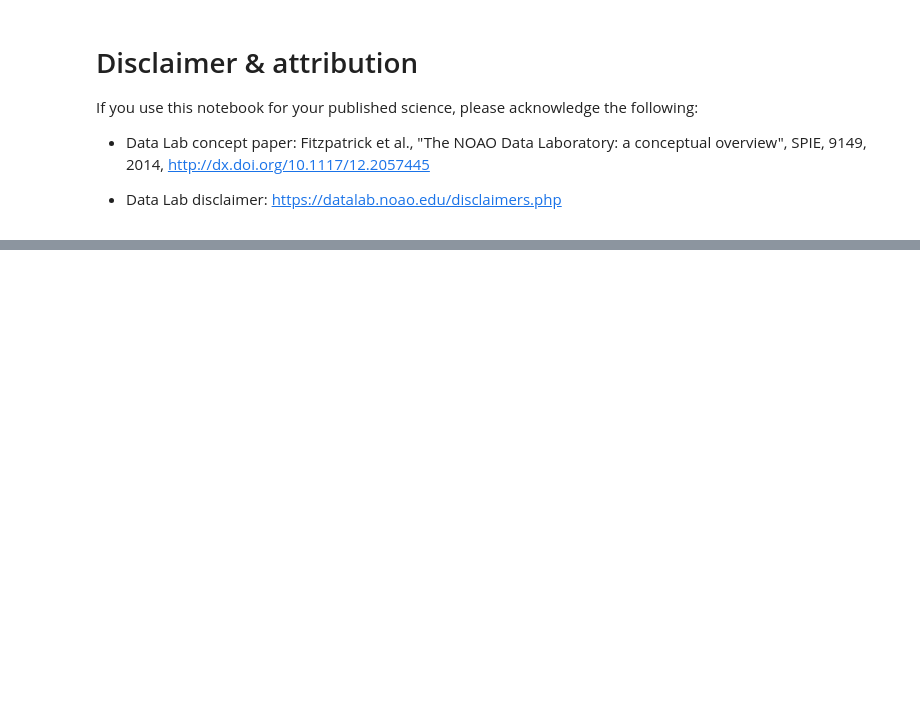
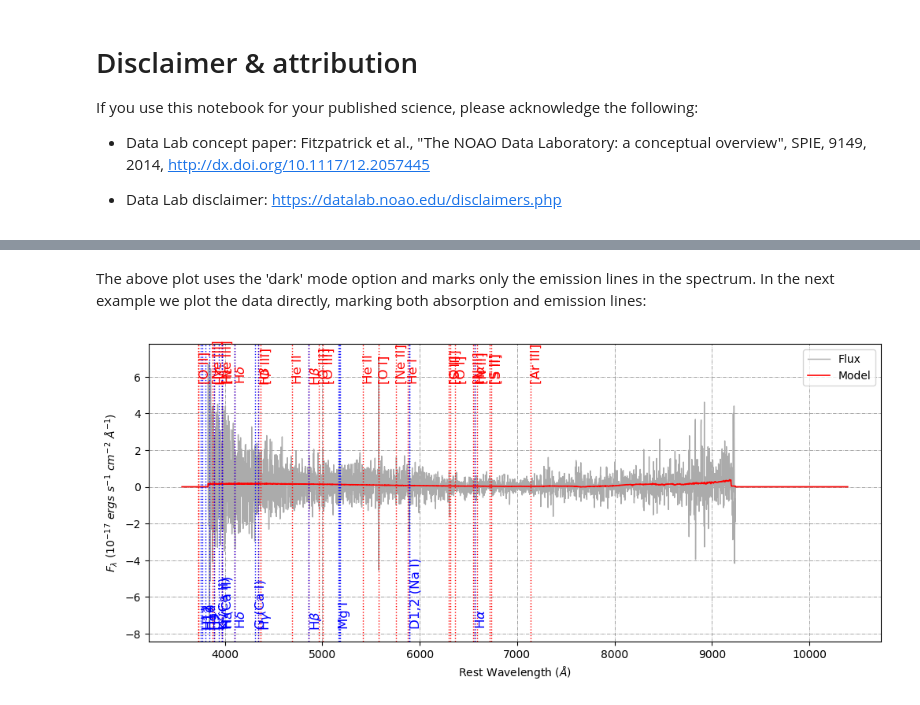
Before and after one commit to mjfitzpatrick/specserver, a Jupyter notebook: doc/SDSS_client_v2.ipynb, the cells around one changed output, grey strips where cells are left out. Drawn from its saved outputs; the diff is of its cells as text; code cells hidden in the pictures; blank space fills up the shorter version.

```diff
--- a/doc/SDSS_client_v2.ipynb
+++ b/doc/SDSS_client_v2.ipynb
@@ -296,0 +456,10 @@ plt.plot(x, np.sin(x)+np.cos(x), '+');
+# %%
+%%time
+
+# Get list by file of IDs
+#id_list = spec.query(30.0, 1.0, 25.0,
+
+status = spec.query(30.0, 1.0, 25.0, out='_ids', constraint='limit 100')
+
+data = spec.getSpec('_ids', fmt='numpy', align=True)
+info(data)
@@ -296,0 +508,7 @@ plt.plot(x, np.sin(x)+np.cos(x), '+');
+# %% [markdown]
+The above plot uses the 'dark' mode option and marks only the emission lines in the spectrum.  In the next example we plot the data directly, marking both absorption and emission lines:
+# %%
+# Plot using retrieved spectrum
+spec.plot(data[4], figsize=(10,5), dark=False)
+# %% [output]
+[figure, added]
```
Also changed, not shown: parts of 83 cells of this notebook, 4 other files.
